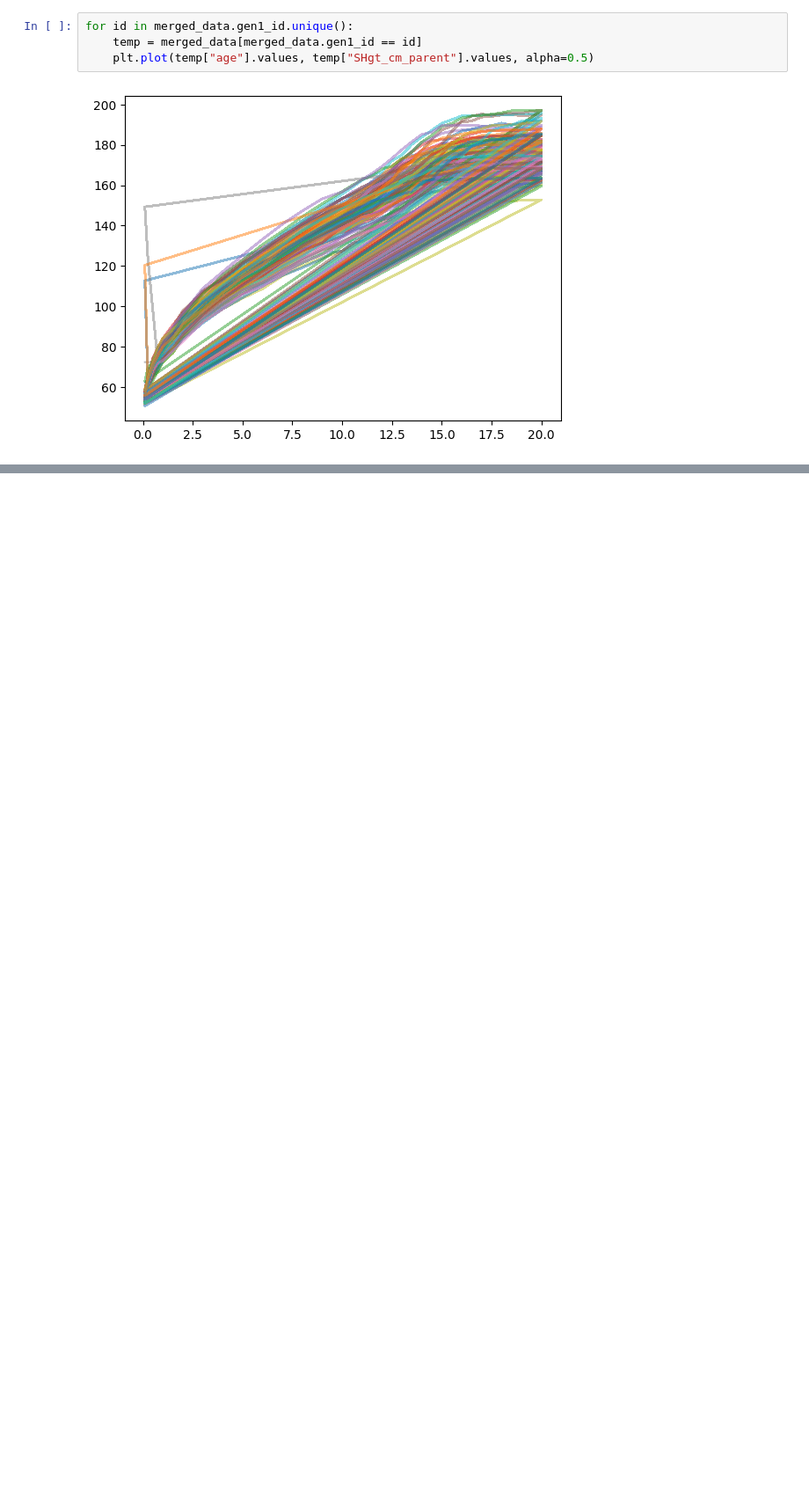
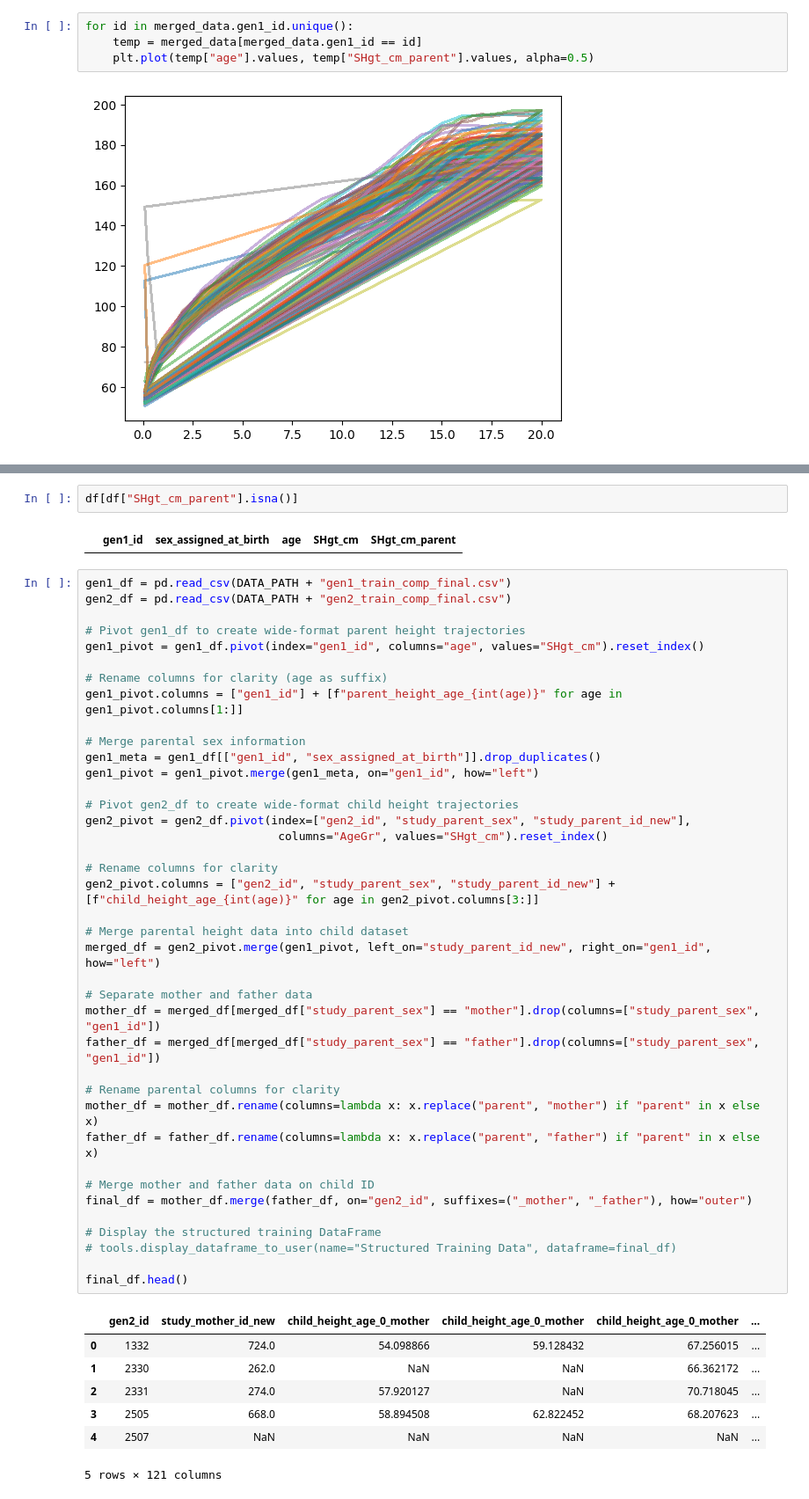
Before and after one commit to walkerhughes/longitudinal, a Jupyter notebook: longitudinal/models/project_wh.ipynb, the cells around one changed output, grey strips where cells are left out. Shown at 88% size. Cells and saved outputs as stored; diff of their text form; blank space fills up the shorter version.

```diff
--- a/longitudinal/models/project_wh.ipynb
+++ b/longitudinal/models/project_wh.ipynb
@@ -177,0 +204,51 @@ for id in gen2_data.gen2_id.unique():
+# %%
+df[df["SHgt_cm_parent"].isna()]
+# %% [output]
+|  | gen1_id | sex_assigned_at_birth | age | SHgt_cm | SHgt_cm_parent |
+# %%
+gen1_df = pd.read_csv(DATA_PATH + "gen1_train_comp_final.csv")
+gen2_df = pd.read_csv(DATA_PATH + "gen2_train_comp_final.csv")
+
+# Pivot gen1_df to create wide-format parent height trajectories
+gen1_pivot = gen1_df.pivot(index="gen1_id", columns="age", values="SHgt_cm").reset_index()
+
+# Rename columns for clarity (age as suffix)
+gen1_pivot.columns = ["gen1_id"] + [f"parent_height_age_{int(age)}" for age in gen1_pivot.columns[1:]]
+
+# Merge parental sex information
+gen1_meta = gen1_df[["gen1_id", "sex_assigned_at_birth"]].drop_duplicates()
+gen1_pivot = gen1_pivot.merge(gen1_meta, on="gen1_id", how="left")
+
+# Pivot gen2_df to create wide-format child height trajectories
+gen2_pivot = gen2_df.pivot(index=["gen2_id", "study_parent_sex", "study_parent_id_new"],
+                            columns="AgeGr", values="SHgt_cm").reset_index()
+
+# Rename columns for clarity
+gen2_pivot.columns = ["gen2_id", "study_parent_sex", "study_parent_id_new"] + [f"child_height_age_{int(age)}" for age in gen2_pivot.columns[3:]]
+
+# Merge parental height data into child dataset
+merged_df = gen2_pivot.merge(gen1_pivot, left_on="study_parent_id_new", right_on="gen1_id", how="left")
+
+# Separate mother and father data
+mother_df = merged_df[merged_df["study_parent_sex"] == "mother"].drop(columns=["study_parent_sex", "gen1_id"])
+father_df = merged_df[merged_df["study_parent_sex"] == "father"].drop(columns=["study_parent_sex", "gen1_id"])
+
+# Rename parental columns for clarity
+mother_df = mother_df.rename(columns=lambda x: x.replace("parent", "mother") if "parent" in x else x)
+father_df = father_df.rename(columns=lambda x: x.replace("parent", "father") if "parent" in x else x)
+
+# Merge mother and father data on child ID
+final_df = mother_df.merge(father_df, on="gen2_id", suffixes=("_mother", "_father"), how="outer")
+
+# Display the structured training DataFrame
+# tools.display_dataframe_to_user(name="Structured Training Data", dataframe=final_df)
+
+final_df.head()
+# %% [output]
+|  | gen2_id | study_mother_id_new | child_height_age_0_mother | child_height_age_0_mother | child_height_age_0_mother | ... |
+| 0 | 1332 | 724.0 | 54.098866 | 59.128432 | 67.256015 | ... |
+| 1 | 2330 | 262.0 | NaN | NaN | 66.362172 | ... |
+| 2 | 2331 | 274.0 | 57.920127 | NaN | 70.718045 | ... |
+| 3 | 2505 | 668.0 | 58.894508 | 62.822452 | 68.207623 | ... |
+| 4 | 2507 | NaN | NaN | NaN | NaN | ... |
+5 rows × 121 columns
```
Also changed, not shown: parts of 12 cells of this notebook, 14 other files.
